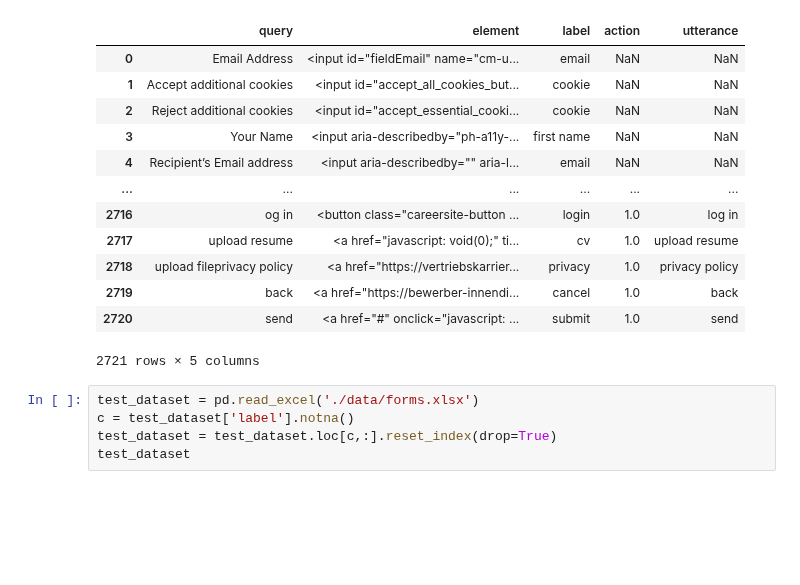
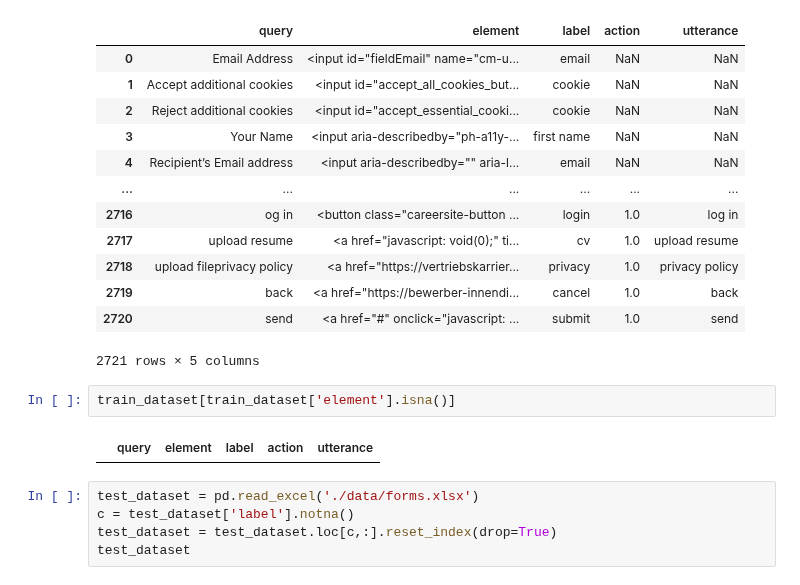
Before and after one commit to majidsh97/LLM, a Jupyter notebook: web_lm.ipynb, the cells around one changed output. Cells and saved outputs as stored; diff of their text form; blank space fills up the shorter version.

```diff
--- a/web_lm.ipynb
+++ b/web_lm.ipynb
@@ -68,6 +70,10 @@ train_dataset
 | 2719 | back | <a href="https://bewerber-innendi... | cancel | 1.0 | back |
 | 2720 | send | <a href="#" onclick="javascript: ... | submit | 1.0 | send |
 2721 rows × 5 columns
+# %%
+train_dataset[train_dataset['element'].isna()]
+# %% [output]
+|  | query | element | label | action | utterance |
 # %%
 test_dataset = pd.read_excel('./data/forms.xlsx')
 c = test_dataset['label'].notna()
```
Also changed, not shown: parts of 15 cells of this notebook.
